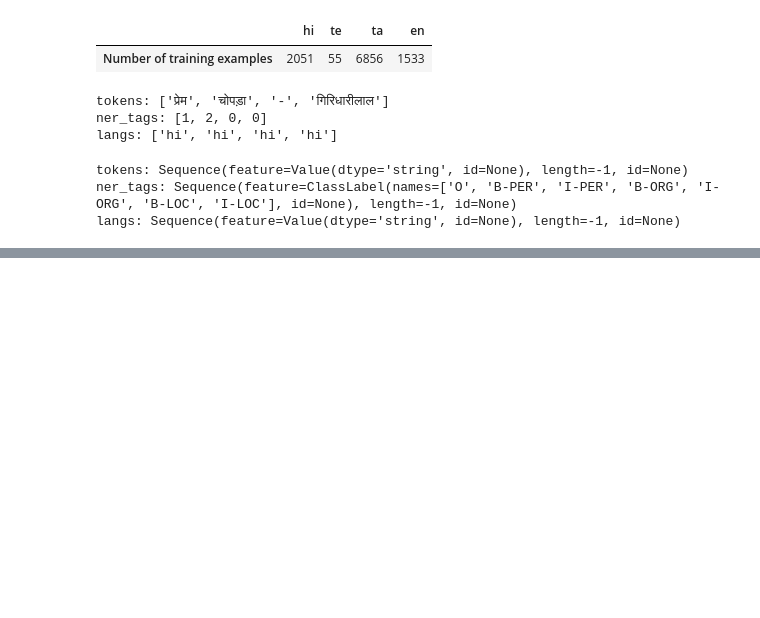
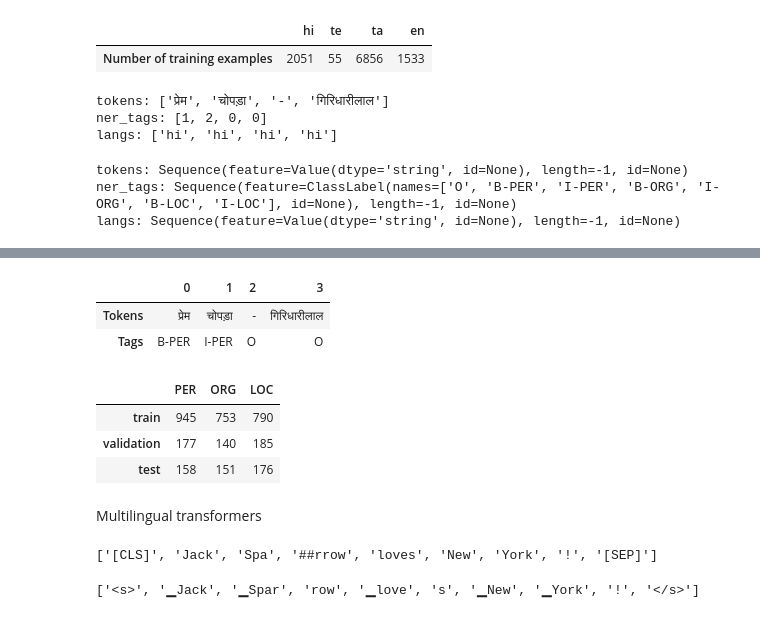
Before and after one commit to the-neural-networker/nlp-with-transformers, a Jupyter notebook: multi-lingual-language-recognition.ipynb, the cells around one changed output, grey strips where cells are left out. Saved outputs shown, nothing was run; the diff lists cells and outputs as text; code cells hidden in the pictures; blank space fills up the shorter version.

```diff
--- a/multi-lingual-language-recognition.ipynb
+++ b/multi-lingual-language-recognition.ipynb
@@ -69,3 +76,6 @@ for key, value in panx_ch["hi"]["train"].features.items():
 tokens: Sequence(feature=Value(dtype='string', id=None), length=-1, id=None)
 ner_tags: Sequence(feature=ClassLabel(names=['O', 'B-PER', 'I-PER', 'B-ORG', 'I-ORG', 'B-LOC', 'I-LOC'], id=None), length=-1, id=None)
 langs: Sequence(feature=Value(dtype='string', id=None), length=-1, id=None)
+# %%
+tags = panx_ch["hi"]["train"].features["ner_tags"].feature
+print(tags)
@@ -71,0 +84,5 @@ langs: Sequence(feature=Value(dtype='string', id=None), length=-1, id=None)
+# %%
+def create_tag_names(batch):
+    return {"ner_tags_str": [tags.int2str(idx) for idx in batch['ner_tags']]}
+
+panx_hi = panx_ch["hi"].map(create_tag_names)
@@ -71,0 +93,26 @@ langs: Sequence(feature=Value(dtype='string', id=None), length=-1, id=None)
+# %%
+hi_example = panx_hi["train"][0]
+pd.DataFrame([hi_example["tokens"], hi_example["ner_tags_str"]], ['Tokens', 'Tags'])
+# %% [output]
+|  | 0 | 1 | 2 | 3 |
+| Tokens | प्रेम | चोपड़ा | - | गिरिधारीलाल |
+| Tags | B-PER | I-PER | O | O |
+# %%
+from collections import Counter
+
+split2freqs = defaultdict(Counter)
+for split, dataset in panx_hi.items():
+    for row in dataset["ner_tags_str"]:
+        for tag in row:
+            if tag.startswith("B"):
+                tag_type = tag.split("-")[1]
+                split2freqs[split][tag_type] += 1
+
+pd.DataFrame.from_dict(split2freqs, orient="index")
+# %% [output]
+|  | PER | ORG | LOC |
+| train | 945 | 753 | 790 |
+| validation | 177 | 140 | 185 |
+| test | 158 | 151 | 176 |
+# %% [markdown]
+Multilingual transformers
@@ -71,0 +130,8 @@ langs: Sequence(feature=Value(dtype='string', id=None), length=-1, id=None)
+# %%
+bert_tokens
+# %% [output]
+['[CLS]', 'Jack', 'Spa', '##rrow', 'loves', 'New', 'York', '!', '[SEP]']
+# %%
+xlmr_tokens
+# %% [output]
+['<s>', '▁Jack', '▁Spar', 'row', '▁love', 's', '▁New', '▁York', '!', '</s>']
```
Also changed, not shown: parts of 28 cells of this notebook.
